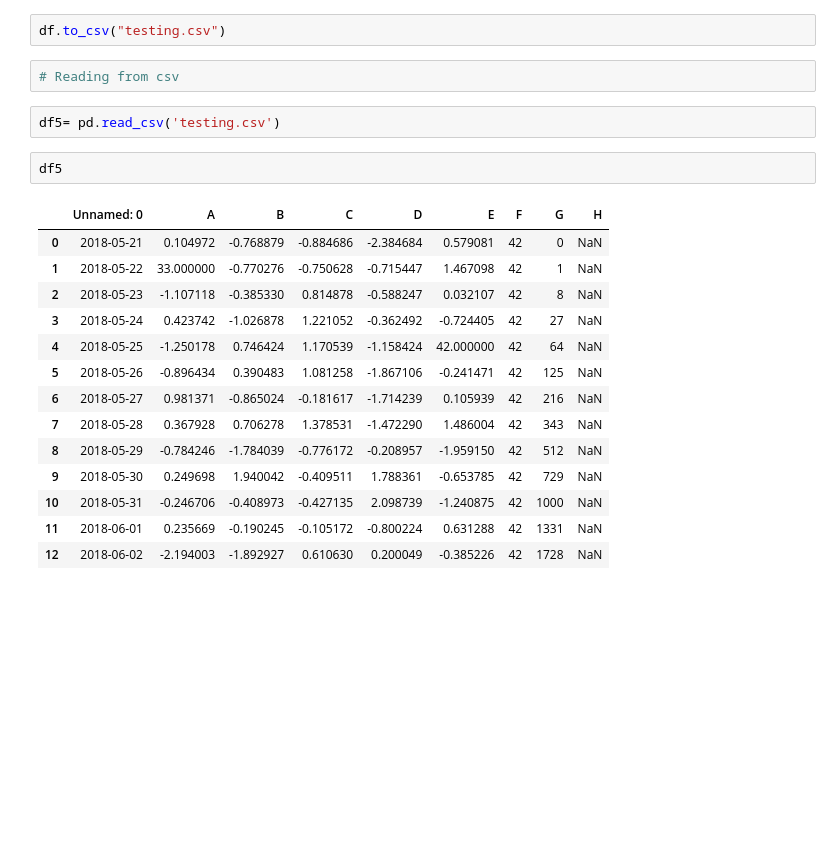
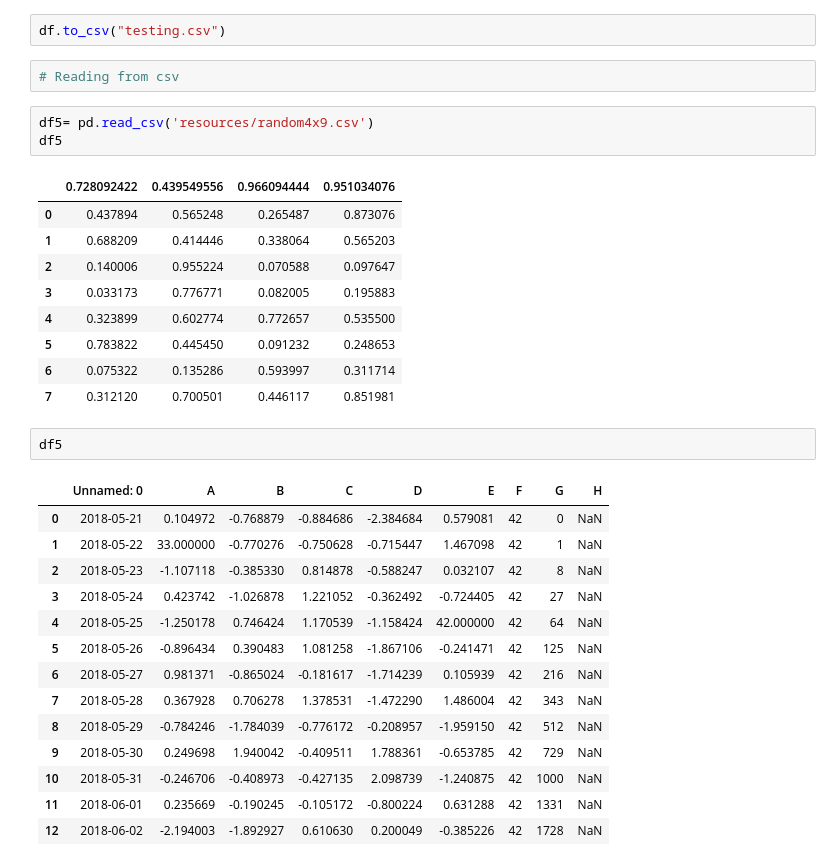
Before and after one commit to ValRCS/RCS_Python, a Jupyter notebook: RCS Python Pandas Tutorial.ipynb, the cells around one changed output. Cells and saved outputs as stored; diff of their text form; blank space fills up the shorter version.

```diff
--- a/RCS Python Pandas Tutorial.ipynb
+++ b/RCS Python Pandas Tutorial.ipynb
@@ -1084,7 +1151,18 @@ df.to_csv("testing.csv")
 # %%
 # Reading from csv
 # %%
-df5= pd.read_csv('testing.csv')
+df5= pd.read_csv('resources/random4x9.csv')
+df5
+# %% [output]
+|  | 0.728092422 | 0.439549556 | 0.966094444 | 0.951034076 |
+| 0 | 0.437894 | 0.565248 | 0.265487 | 0.873076 |
+| 1 | 0.688209 | 0.414446 | 0.338064 | 0.565203 |
+| 2 | 0.140006 | 0.955224 | 0.070588 | 0.097647 |
+| 3 | 0.033173 | 0.776771 | 0.082005 | 0.195883 |
+| 4 | 0.323899 | 0.602774 | 0.772657 | 0.535500 |
+| 5 | 0.783822 | 0.445450 | 0.091232 | 0.248653 |
+| 6 | 0.075322 | 0.135286 | 0.593997 | 0.311714 |
+| 7 | 0.312120 | 0.700501 | 0.446117 | 0.851981 |
 # %%
 df5
 # %% [output]
```
Also changed, not shown: parts of 16 cells of this notebook.
